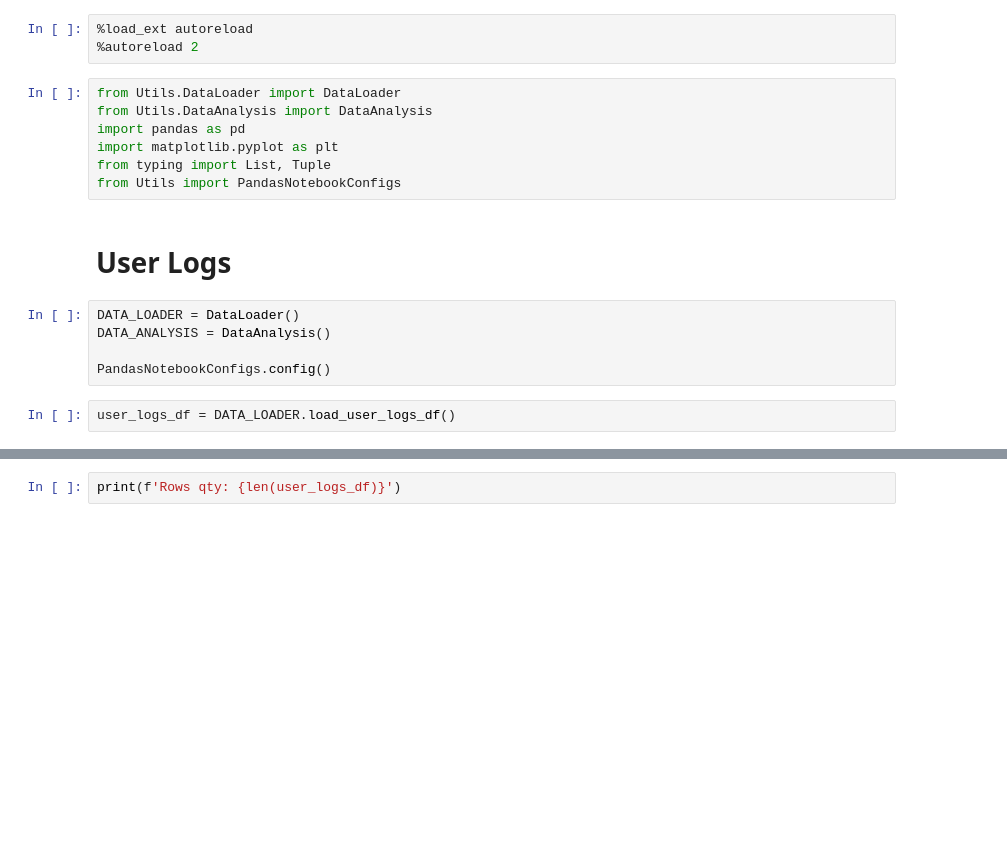
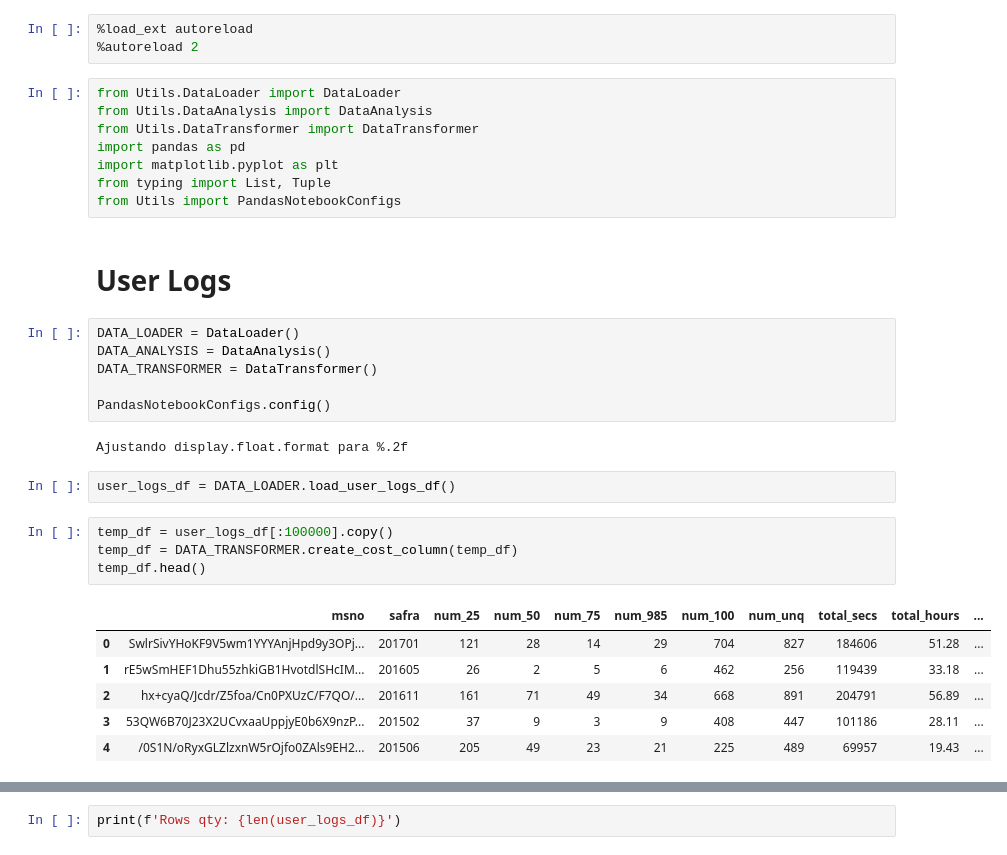
Before and after one commit to CaioAFA/2025-case-data-master-caio-arrabal, a Jupyter notebook: notebooks/01_3-Data-Exploring-UserLogs.ipynb, the cells around one changed output, grey strips where cells are left out. Drawn from its saved outputs; the diff is of its cells as text; blank space fills up the shorter version.

```diff
--- a/notebooks/01_3-Data-Exploring-UserLogs.ipynb
+++ b/notebooks/01_3-Data-Exploring-UserLogs.ipynb
@@ -31,6 +31,7 @@
 # %%
 from Utils.DataLoader import DataLoader
 from Utils.DataAnalysis import DataAnalysis
+from Utils.DataTransformer import DataTransformer
 import pandas as pd
 import matplotlib.pyplot as plt
 from typing import List, Tuple
@@ -40,7 +41,21 @@ from Utils import PandasNotebookConfigs
 # %%
 DATA_LOADER = DataLoader()
 DATA_ANALYSIS = DataAnalysis()
+DATA_TRANSFORMER = DataTransformer()
 
 PandasNotebookConfigs.config()
+# %% [output]
+Ajustando display.float.format para %.2f
 # %%
 user_logs_df = DATA_LOADER.load_user_logs_df()
+# %%
+temp_df = user_logs_df[:100000].copy()
+temp_df = DATA_TRANSFORMER.create_cost_column(temp_df)
+temp_df.head()
+# %% [output]
+|  | msno | safra | num_25 | num_50 | num_75 | num_985 | num_100 | num_unq | total_secs | total_hours | ... |
+| 0 | SwlrSivYHoKF9V5wm1YYYAnjHpd9y3OPj... | 201701 | 121 | 28 | 14 | 29 | 704 | 827 | 184606 | 51.28 | ... |
+| 1 | rE5wSmHEF1Dhu55zhkiGB1HvotdlSHcIM... | 201605 | 26 | 2 | 5 | 6 | 462 | 256 | 119439 | 33.18 | ... |
+| 2 | hx+cyaQ/Jcdr/Z5foa/Cn0PXUzC/F7QO/... | 201611 | 161 | 71 | 49 | 34 | 668 | 891 | 204791 | 56.89 | ... |
+| 3 | 53QW6B70J23X2UCvxaaUppjyE0b6X9nzP... | 201502 | 37 | 9 | 3 | 9 | 408 | 447 | 101186 | 28.11 | ... |
+| 4 | /0S1N/oRyxGLZlzxnW5rOjfo0ZAls9EH2... | 201506 | 205 | 49 | 23 | 21 | 225 | 489 | 69957 | 19.43 | ... |
```
Also changed, not shown: parts of 5 cells of this notebook, 5 other files.
